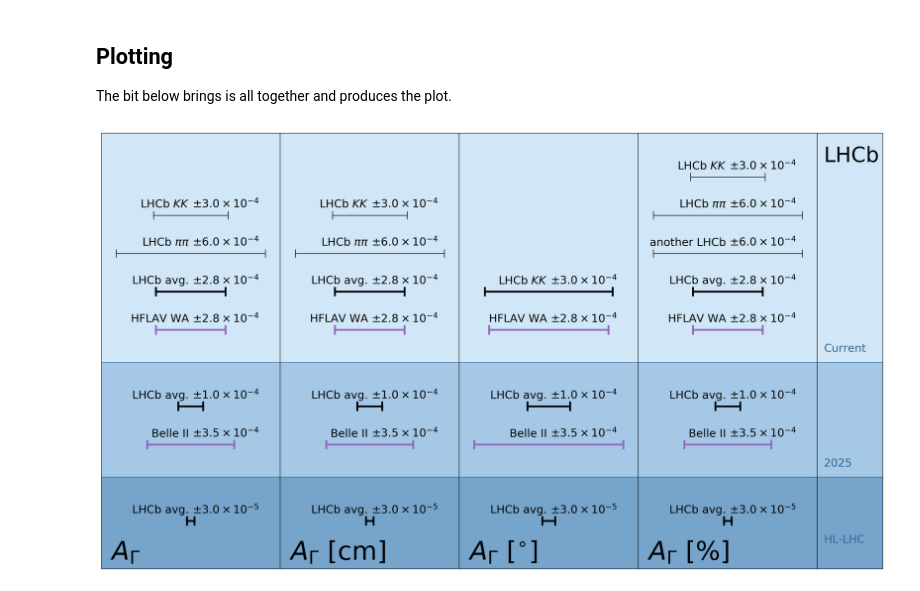
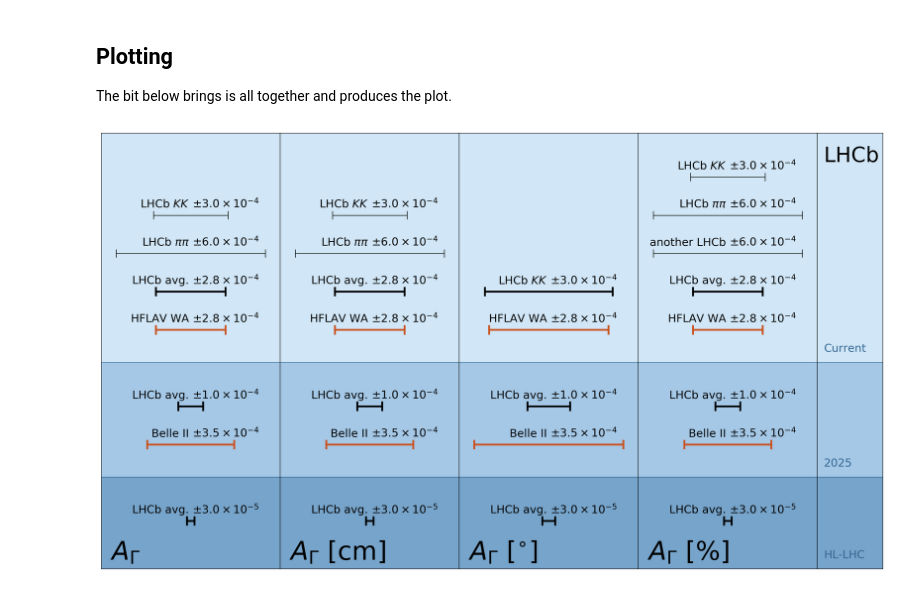
Before and after one commit to gersabec/LHCbExtrapolations, a Jupyter notebook: LHCb U2 extrapolations.ipynb, the cells around one changed output. Saved outputs shown, nothing was run; the diff lists cells and outputs as text; code cells hidden in the pictures.

Commit message:
update of colours

```diff
--- a/LHCb U2 extrapolations.ipynb
+++ b/LHCb U2 extrapolations.ipynb
@@ -77,7 +77,7 @@ measurements = measurements_many
 Below you can alter the appearance of the plot although there is a point in favour of a uniform appearance.
 # %%
 colLHCb = 'k'           # colour for LHCb measurements
-colExt = 'tab:purple'   # colour for non-LHCb measurements
+colExt = '#CA521F'   # colour for non-LHCb measurements
 nominalWidth = 3        # width for main measurements
 faintWidth = 1          # width for individual measurements contributing to main
 
@@ -96,9 +96,9 @@ labels = {
 
 # Background colours
 bgcols = {
-    'current': '#77A4CA',
+    'current': '#D1E6F7',
     'medium': '#A5C8E6',
-    'ultimate': '#D1E6F7',
+    'ultimate': '#77A4CA',
     'line': '#336793'
 }
 
@@ -204,32 +204,32 @@ gs1.update(wspace=0.0, hspace=0.0) # set the spacing between axes.
 for m,n in zip(measurements,range(nbins)):
     # prepare plot and print observable in bottom left
     a = plt.subplot(gs1[n])
     prep_axes(a,height)
     draw_background(a)
     a.text(0.55,-0.3,m['observable'],fontdict=font3,ha='left',va='bottom',zorder=2)
 
     # determine largest uncertainty to get scale
     maxuncty = 0.
     for item in m['current']+m['medium']+m['ultimate']:
         maxuncty = max(maxuncty,item['uncty'])
     xrange = 1.2 * maxuncty
 
     # draw three groups of measurements
     draw_measurements(m['ultimate'],xrange,0)
     draw_measurements(m['medium'],xrange,nult+1)
     draw_measurements(m['current'],xrange,nult+1+nmed+1)
 
 # Add bar with labels on the right
 aDeco = plt.subplot(gs1[-1])
 prep_axes(aDeco,height)
 draw_background(aDeco)
 aDeco.text( 0.6, nult+1+nmed+1.5, labels['current'],fontdict=font2,ha='left',va='top')
 aDeco.text( 0.6, nult+1.5, labels['medium'],fontdict=font2,ha='left',va='top')
-aDeco.text( 0.6, 0.5, labels['ultimate'],fontdict=font2,ha='left',va='top')
+aDeco.text( 0.6, 0.1, labels['ultimate'],fontdict=font2,ha='left',va='top')
 aDeco.text( 0.6, height-0.6, 'LHCb',fontdict=font4,ha='left',va='center')
 
 plt.savefig('output.png', bbox_inches='tight')
 plt.savefig('output.pdf', bbox_inches='tight')
 plt.show()
 # %% [output]
-[figure, old version]
+[figure, new version]
```
Also changed, not shown: parts of 1 cell of this notebook.
